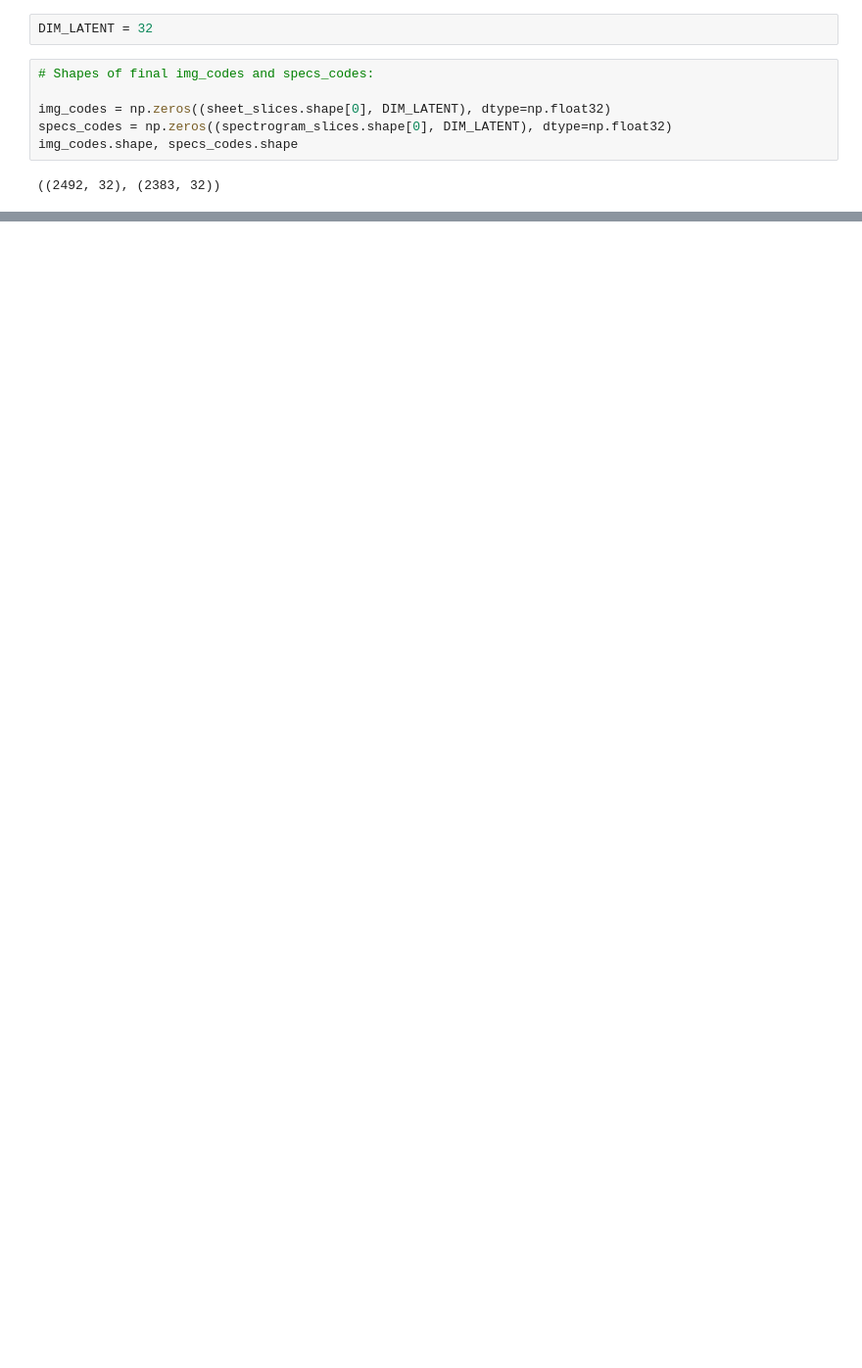
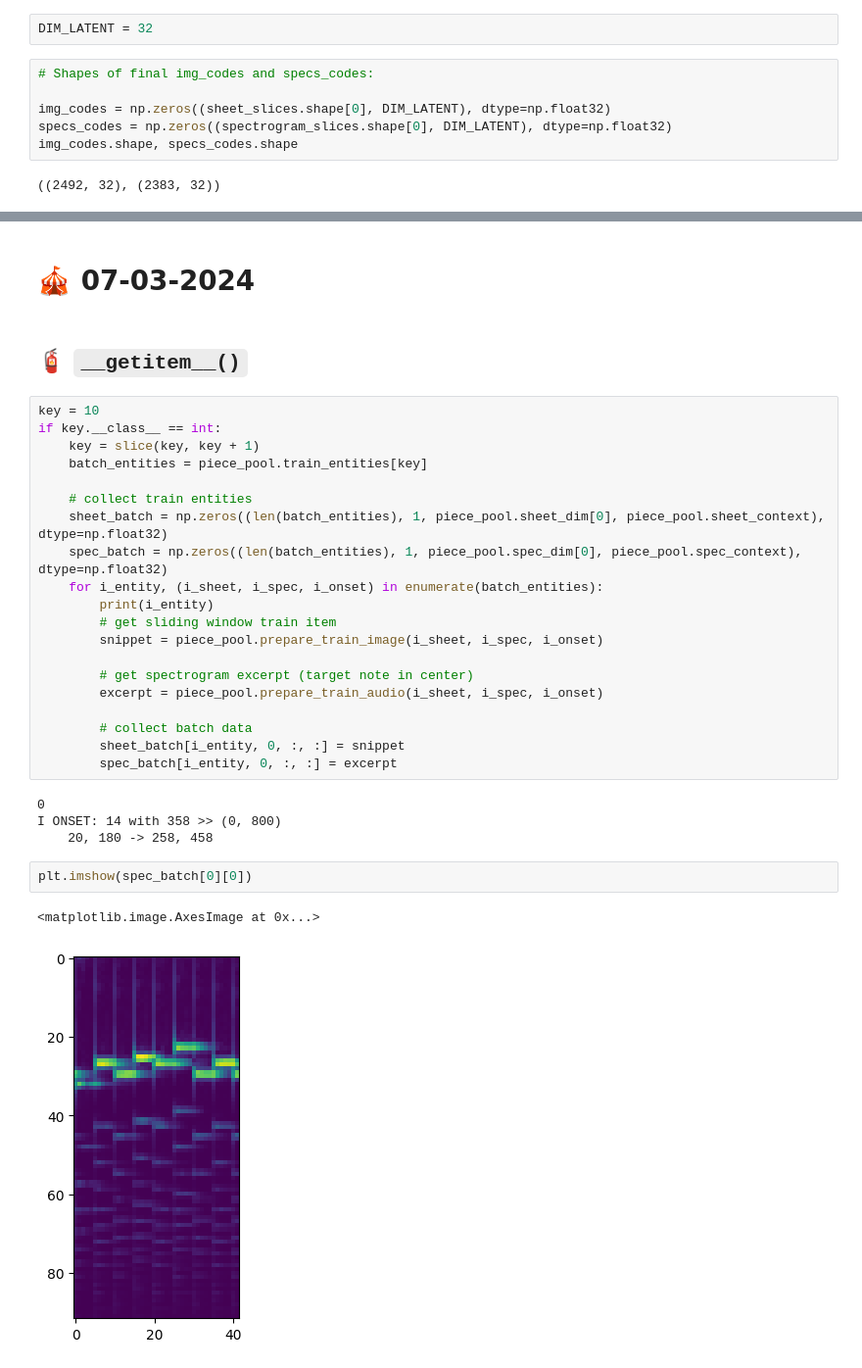
Before and after one commit to Puma1208/audio_sheet_retrieval, a Jupyter notebook: audio_sheet_retrieval/Modalities_preparation_for_input.ipynb, the cells around one changed output, grey strips where cells are left out. Shown at 98% size. Saved outputs shown, nothing was run; the diff lists cells and outputs as text; blank space fills up the shorter version.

```diff
--- a/audio_sheet_retrieval/Modalities_preparation_for_input.ipynb
+++ b/audio_sheet_retrieval/Modalities_preparation_for_input.ipynb
@@ -206,0 +561,33 @@ img_codes.shape, specs_codes.shape
+# %% [markdown]
+# 🎪 07-03-2024
+# %% [markdown]
+## 🧯 `__getitem__()`
+# %%
+key = 10
+if key.__class__ == int:
+    key = slice(key, key + 1)
+    batch_entities = piece_pool.train_entities[key]
+
+    # collect train entities
+    sheet_batch = np.zeros((len(batch_entities), 1, piece_pool.sheet_dim[0], piece_pool.sheet_context), dtype=np.float32)
+    spec_batch = np.zeros((len(batch_entities), 1, piece_pool.spec_dim[0], piece_pool.spec_context), dtype=np.float32)
+    for i_entity, (i_sheet, i_spec, i_onset) in enumerate(batch_entities):
+        print(i_entity)
+        # get sliding window train item
+        snippet = piece_pool.prepare_train_image(i_sheet, i_spec, i_onset)
+
+        # get spectrogram excerpt (target note in center)
+        excerpt = piece_pool.prepare_train_audio(i_sheet, i_spec, i_onset)
+
+        # collect batch data
+        sheet_batch[i_entity, 0, :, :] = snippet
+        spec_batch[i_entity, 0, :, :] = excerpt
+# %% [output]
+0
+I ONSET: 14 with 358 >> (0, 800)
+    20, 180 -> 258, 458
+# %%
+plt.imshow(spec_batch[0][0])
+# %% [output]
+<matplotlib.image.AxesImage at 0x...>
+[figure, added]
```
Also changed, not shown: parts of 53 cells of this notebook, 5 other files.
